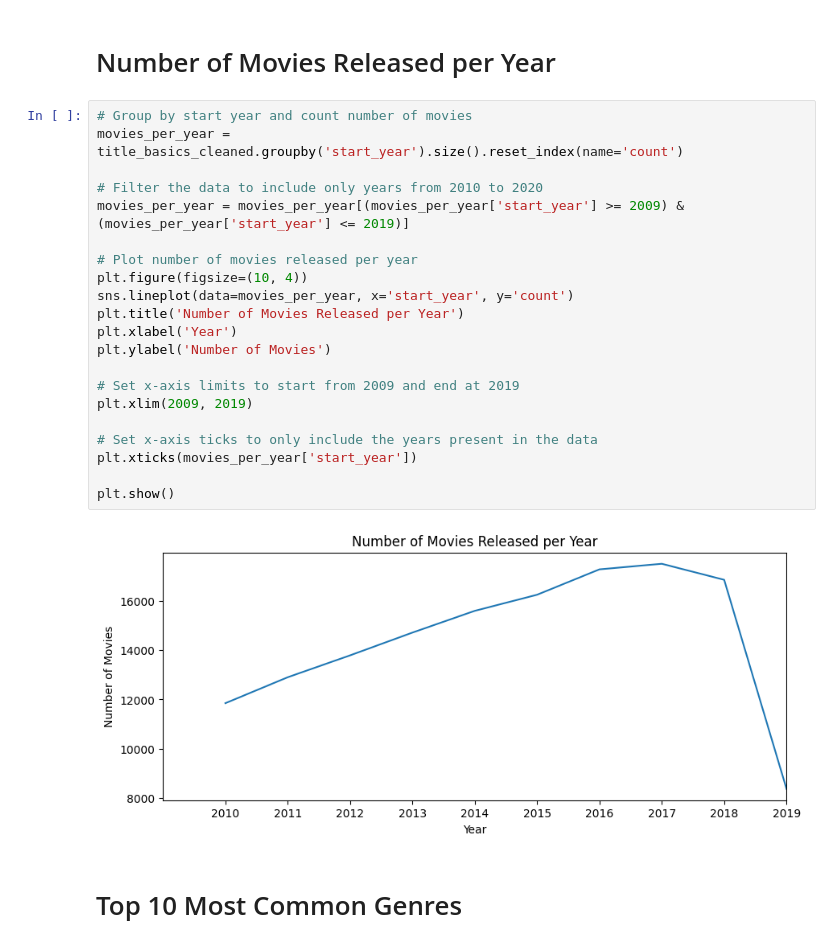
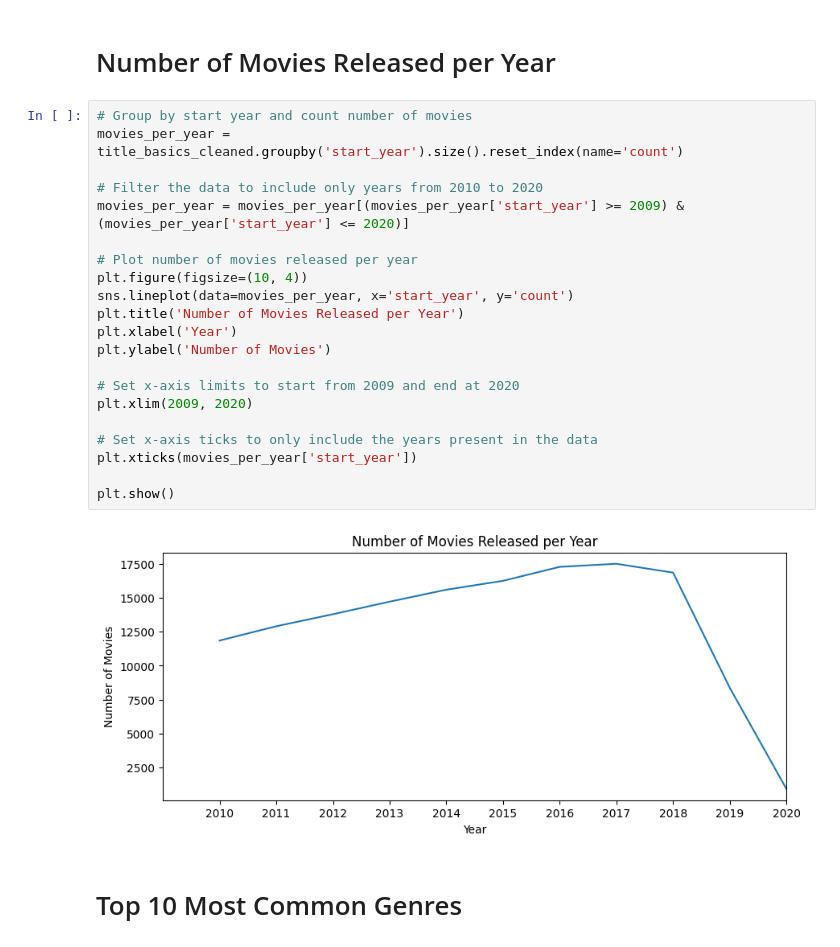
Before and after one commit to Joakim-Nandwa/DVF-PT03-Project-1, a Jupyter notebook: Joakim_Student.ipynb, the cells around one changed output. Saved outputs shown, nothing was run; the diff lists cells and outputs as text.

```diff
--- a/Joakim_Student.ipynb
+++ b/Joakim_Student.ipynb
@@ -574,26 +574,26 @@ Most movies had a runtime of,ModeResult(mode=87.0, count=9001)
 # %%
 # Group by start year and count number of movies
 movies_per_year = title_basics_cleaned.groupby('start_year').size().reset_index(name='count')
 
 # Filter the data to include only years from 2010 to 2020
-movies_per_year = movies_per_year[(movies_per_year['start_year'] >= 2009) & (movies_per_year['start_year'] <= 2019)]
+movies_per_year = movies_per_year[(movies_per_year['start_year'] >= 2009) & (movies_per_year['start_year'] <= 2020)]
 
 # Plot number of movies released per year
 plt.figure(figsize=(10, 4))
 sns.lineplot(data=movies_per_year, x='start_year', y='count')
 plt.title('Number of Movies Released per Year')
 plt.xlabel('Year')
 plt.ylabel('Number of Movies')
 
-# Set x-axis limits to start from 2009 and end at 2019
-plt.xlim(2009, 2019)
+# Set x-axis limits to start from 2009 and end at 2020
+plt.xlim(2009, 2020)
 
 # Set x-axis ticks to only include the years present in the data
 plt.xticks(movies_per_year['start_year'])
 
 plt.show()
 # %% [output]
-[figure, old version]
+[figure, new version]
 # %% [markdown]
 # Top 10 Most Common Genres
 # %%
```
